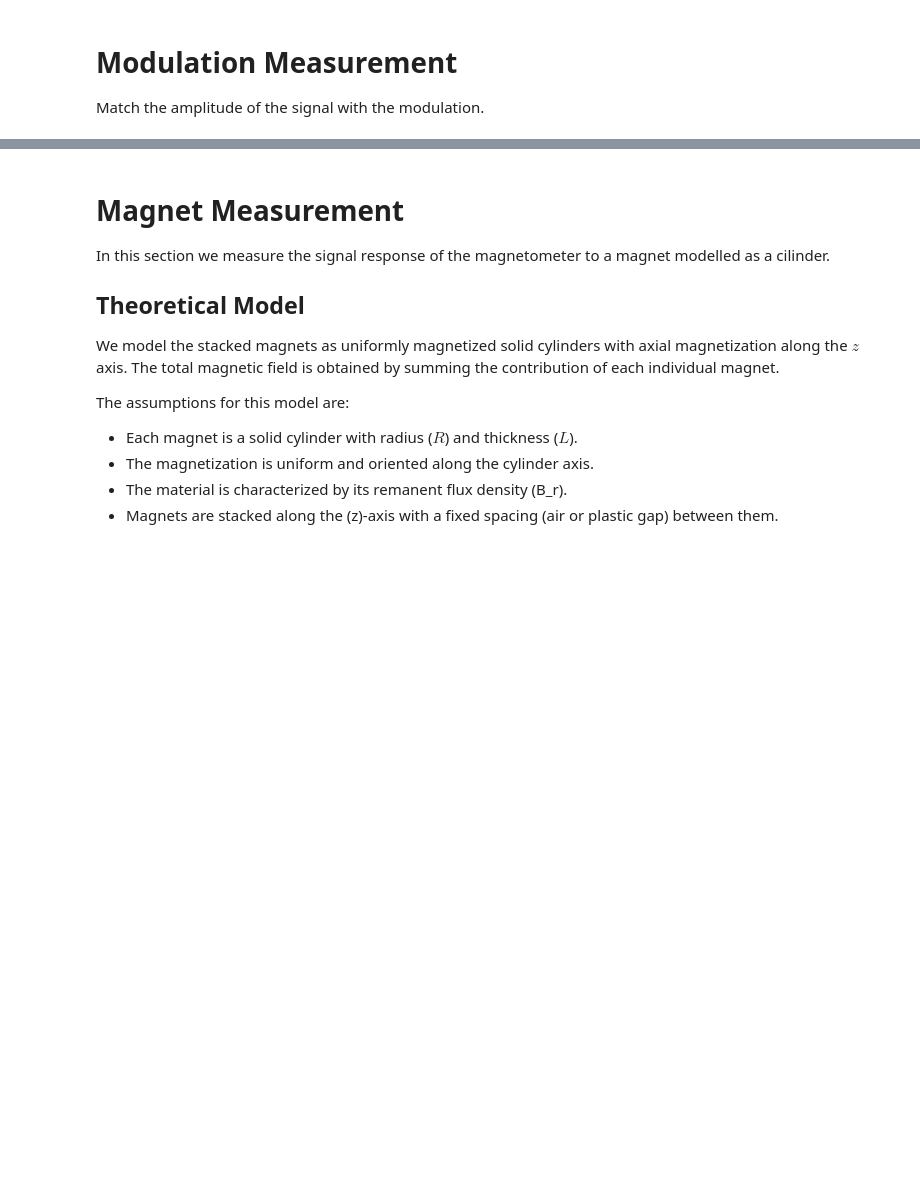
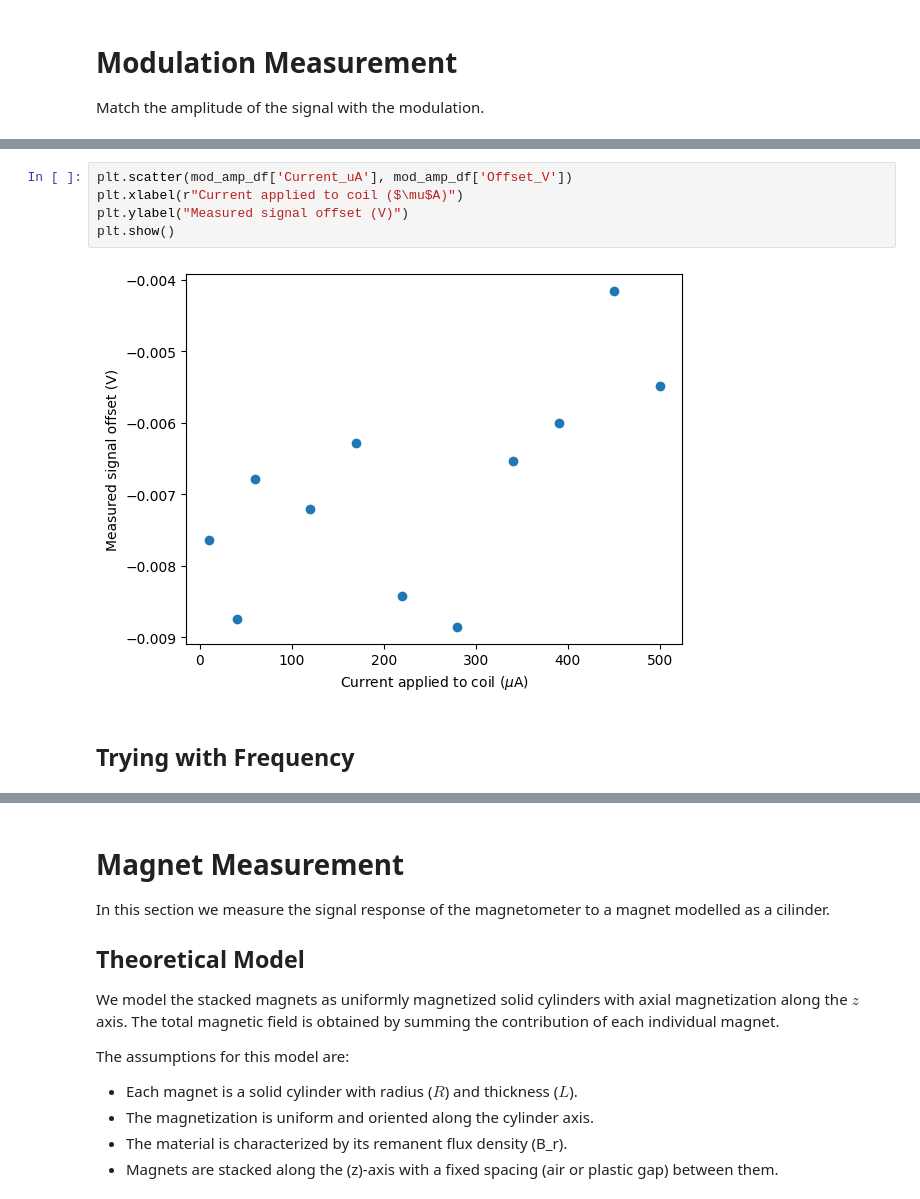
Before and after one commit to jjavierf64/MQST_Projects, a Jupyter notebook: AQL/graphs.ipynb, the cells around one changed output, grey strips where cells are left out. Drawn from its saved outputs; the diff is of its cells as text; blank space fills up the shorter version.

```diff
--- a/AQL/graphs.ipynb
+++ b/AQL/graphs.ipynb
@@ -11,0 +83,9 @@ Match the amplitude of the signal with the modulation.
+# %%
+plt.scatter(mod_amp_df['Current_uA'], mod_amp_df['Offset_V'])
+plt.xlabel(r"Current applied to coil ($\mu$A)")
+plt.ylabel("Measured signal offset (V)")
+plt.show()
+# %% [output]
+[figure, added]
+# %% [markdown]
+## Trying with Frequency
```
Also changed, not shown: parts of 15 cells of this notebook, 11 other files.
